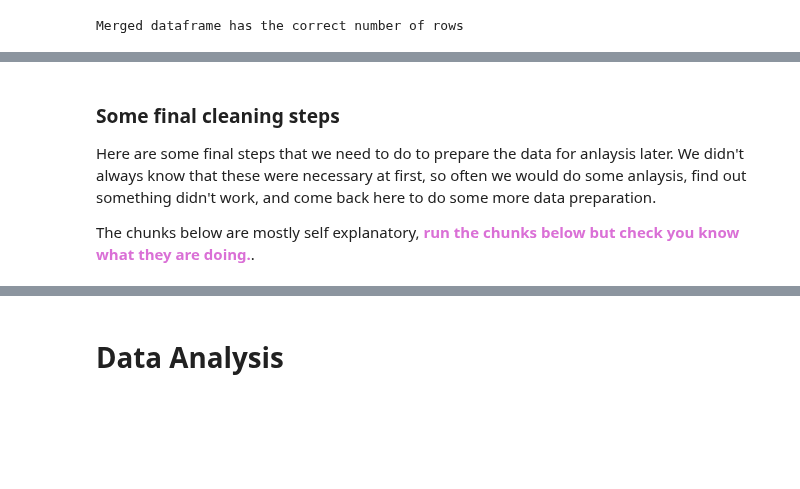
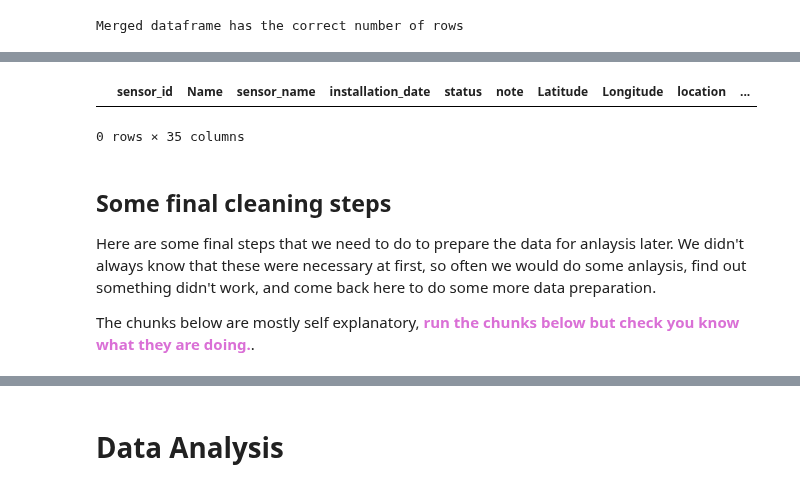
Before and after one commit to MSc-Urban-Environmental-Leeds/GEOG5415M-Programming-for-Spatial-Data-Science, a Jupyter notebook: notebooks/Week_7_ML_in_Action.ipynb, the cells around one changed output, grey strips where cells are left out. Drawn from its saved outputs; the diff is of its cells as text; code cells hidden in the pictures; blank space fills up the shorter version.

```diff
--- a/notebooks/Week_7_ML_in_Action.ipynb
+++ b/notebooks/Week_7_ML_in_Action.ipynb
@@ -167,5 +329,10 @@ Merged dataframe has the correct number of rows
+# %%
+location_counts[location_counts[['rainfall_mm', 'public_holiday', 'school_holiday', 'Temp']].isna().any(axis=1)]
+# %% [output]
+|  | sensor_id | Name | sensor_name | installation_date | status | note | Latitude | Longitude | location | ... |
+0 rows × 35 columns
 # %% [markdown]
-### Some final cleaning steps
+## Some final cleaning steps
 
 Here are some final steps that we need to do to prepare the data for anlaysis later. We didn't always know that these were necessary at first, so often we would do some anlaysis, find out something didn't work, and come back here to do some more data preparation.
 
```
Also changed, not shown: parts of 33 cells of this notebook.
